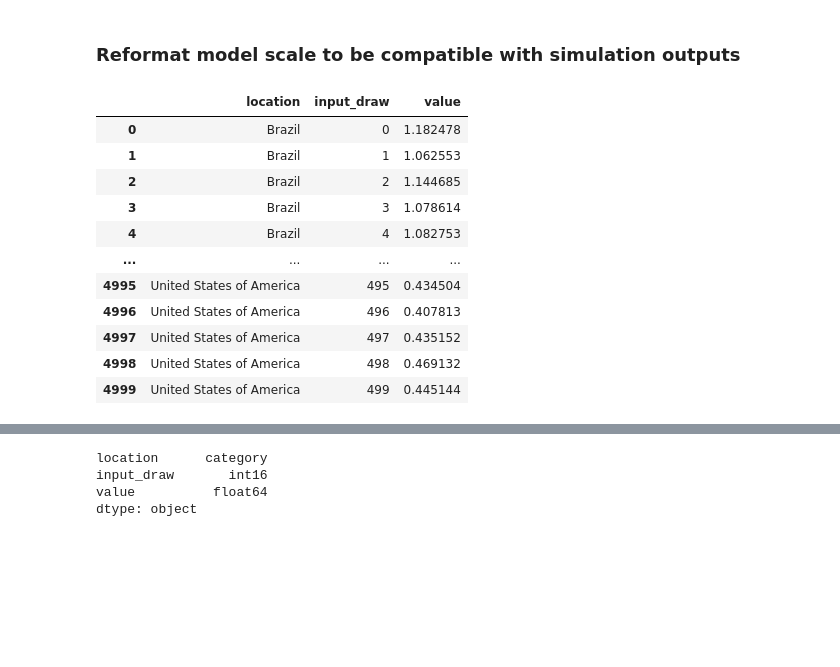
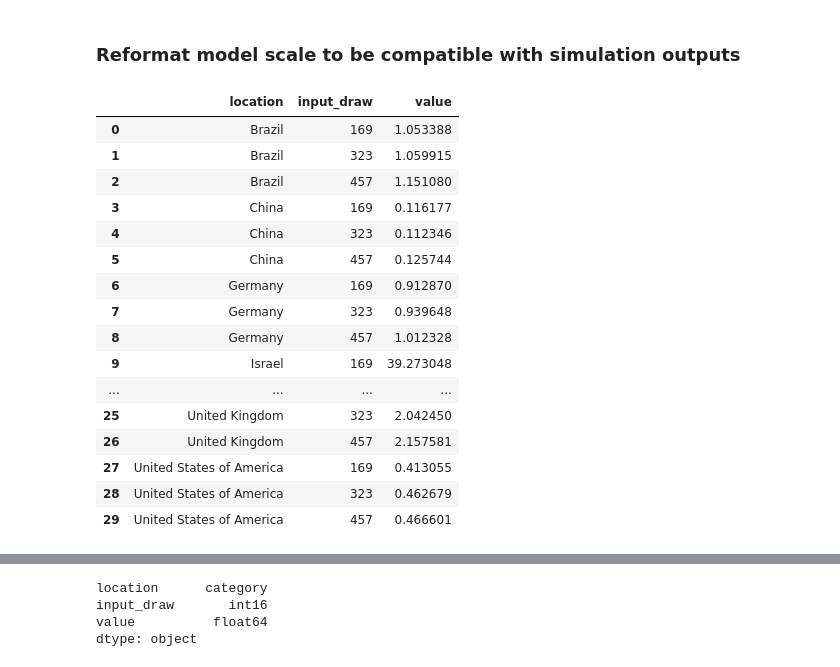
Before and after one commit to ihmeuw/vivarium_research_alzheimers, a Jupyter notebook: results_tables/2025_10_30_results_tables_ndbs.ipynb, the cells around one changed output, grey strips where cells are left out. Cells and saved outputs as stored; diff of their text form; code cells hidden in the pictures; blank space fills up the shorter version.

Commit message:
start code for aggregations; add model 8.7 directories

```diff
--- a/results_tables/2025_10_30_results_tables_ndbs.ipynb
+++ b/results_tables/2025_10_30_results_tables_ndbs.ipynb
@@ -102,7 +86,7 @@ batch_results_dirs
 `/snfs1/Project/simulation_science/alzheimers/results_in_progress`
 # %%
 # Project directory
-project_dir = '/mnt/team/simulation_science/pub/models/vivarium_csu_alzheimers/'
+project_dir = Path('/mnt/team/simulation_science/pub/models/vivarium_csu_alzheimers/')
 
 # Output directory to store final results for client
 output_dir = Path(r"J:\Project\simulation_science\alzheimers\results_in_progress".replace('\\', '/').replace('J:', '/snfs1'))
@@ -118,9 +102,9 @@ PosixPath('/snfs1/Project/simulation_science/alzheimers/results_in_progress')
 model_run_subdir = 'results/abie_consistent_model_test/united_states_of_america/2025_10_28_08_55_05/'
 
 # Results directory for model 8.3, for testing
-results_dirs = project_dir + model_run_subdir + 'results/'
+results_dirs = project_dir / model_run_subdir / 'results/'
 
-# Artifact for models 8.3 - 8.6
+# Artifact for models 8.3 - 8.7
 artifact_model_number = '8.3'
 
 !ls -halt $results_dirs
@@ -175,7 +159,11 @@ def get_results_and_artifact_dicts(
         for subdir in location_to_artifact_subdir.values()]
 
     location_to_artifact_path = {
-        loc: project_dir + subpath for loc, subpath
+        # Make sure artifact directory is stored as a string, not a Path
+        # object, since it'll be stored as a string in the simulation
+        # output, and we'll need to reverse this dict to map from
+        # directories to locations
+        loc: str(project_dir / subpath) for loc, subpath
         in zip(locations, artifact_subpaths)}
 
     return location_to_results_dir, location_to_artifact_path
@@ -748,54 +778,86 @@ art_model_scale.T.describe()
 #         .astype(input_draw_dtype), axis=1))
 #     .stack()
 #     .sort_index()
 #     .rename('value')
 #     .reset_index()
 #     .astype({'location': all_locations_dtype})
 # )
 
-def convert_to_sim_format(df, age_map=age_map, colname_to_dtype=colname_to_dtype):
+def convert_to_sim_format(
+        df,
+        draws=None,
+        measure=None,
+        age_map=age_map,
+        colname_to_dtype=colname_to_dtype
+    ):
     """Convert artifact data to a format compatible with sim output."""
-    # input_draw_dtype = colname_to_dtype.get('input_draw', 'int')
-    # colname_to_dtype = {c: dtype for c, dtype
-    #                     in colname_to_dtype.items() if c in df.index.names}
+    def assign_age_group(df, age_map):
+        """Convert age_start/age_end to age_group using age_map."""
+        if (age_map is not None
+            and 'age_start' in df
+            and 'age_end' in df
+            ):
+            age_map = age_map.set_index(['age_start', 'age_end'])['age_group']
+            df = (
+                df
+                .join(age_map, on=['age_start', 'age_end'])
+                .drop(columns=['age_start', 'age_end'])
+            )
+        return df
+
+    # Use an empty datatype dict if None was passed
+    colname_to_dtype = colname_to_dtype or {}
+
+    # Do transformations
     new_df = (
         df
+        # Filter to specified draws
+        .pipe(lambda df:
+              df.filter(regex='|'.join([f'draw_{d}' for d in draws]))
+              if draws is not None else df)
         .rename_axis(columns='input_draw')
+        # Convert draws to integers
         .rename(columns=lambda s: int(s.removeprefix('draw_')))
+        # Stack draws to index
         .stack()
         # .sort_index()
         .rename('value')
         .rename_axis(index={'year_start': 'event_year'})
         .reset_index()
         # Drop the year_end column if it exists
         .drop(columns='year_end', errors='ignore')
+        # Assign age group if possible
+        .pipe(assign_age_group, age_map)
+        # Assign measure column if specified
+        .pipe(lambda df:
+              df.assign(measure=constant_categorical(measure, len(df)))
+              if measure is not None else df)
+        # Convert datatypes, including measure column and age_group
+        # column if they are specified
         .pipe(lambda df: df.astype(
             {c: dtype for c, dtype
              in colname_to_dtype.items() if c in df}
         ))
     )
-    # Convert age_start/age_end to age_group using age_map
-    if 'age_start' in new_df and 'age_end' in new_df:
-        age_map = age_map.set_index(['age_start', 'age_end'])['age_group']
-        new_df = (
-            new_df
-            .join(age_map, on=['age_start', 'age_end'])
-            .drop(columns=['age_start', 'age_end'])
-        )
     return new_df
 
-model_scale_sim = convert_to_sim_format(art_model_scale)
+model_scale_sim = convert_to_sim_format(art_model_scale, draws, None)
 model_scale_sim
 # %% [output]
 |  | location | input_draw | value |
-| 0 | Brazil | 0 | 1.182478 |
-| 1 | Brazil | 1 | 1.062553 |
-| 2 | Brazil | 2 | 1.144685 |
-| 3 | Brazil | 3 | 1.078614 |
-| 4 | Brazil | 4 | 1.082753 |
+| 0 | Brazil | 169 | 1.053388 |
+| 1 | Brazil | 323 | 1.059915 |
+| 2 | Brazil | 457 | 1.151080 |
+| 3 | China | 169 | 0.116177 |
+| 4 | China | 323 | 0.112346 |
+| 5 | China | 457 | 0.125744 |
+| 6 | Germany | 169 | 0.912870 |
+| 7 | Germany | 323 | 0.939648 |
+| 8 | Germany | 457 | 1.012328 |
+| 9 | Israel | 169 | 39.273048 |
 | ... | ... | ... | ... |
-| 4995 | United States of America | 495 | 0.434504 |
-| 4996 | United States of America | 496 | 0.407813 |
-| 4997 | United States of America | 497 | 0.435152 |
-| 4998 | United States of America | 498 | 0.469132 |
-| 4999 | United States of America | 499 | 0.445144 |
+| 25 | United Kingdom | 323 | 2.042450 |
+| 26 | United Kingdom | 457 | 2.157581 |
+| 27 | United States of America | 169 | 0.413055 |
+| 28 | United States of America | 323 | 0.462679 |
+| 29 | United States of America | 457 | 0.466601 |
```
Also changed, not shown: parts of 39 cells of this notebook.
